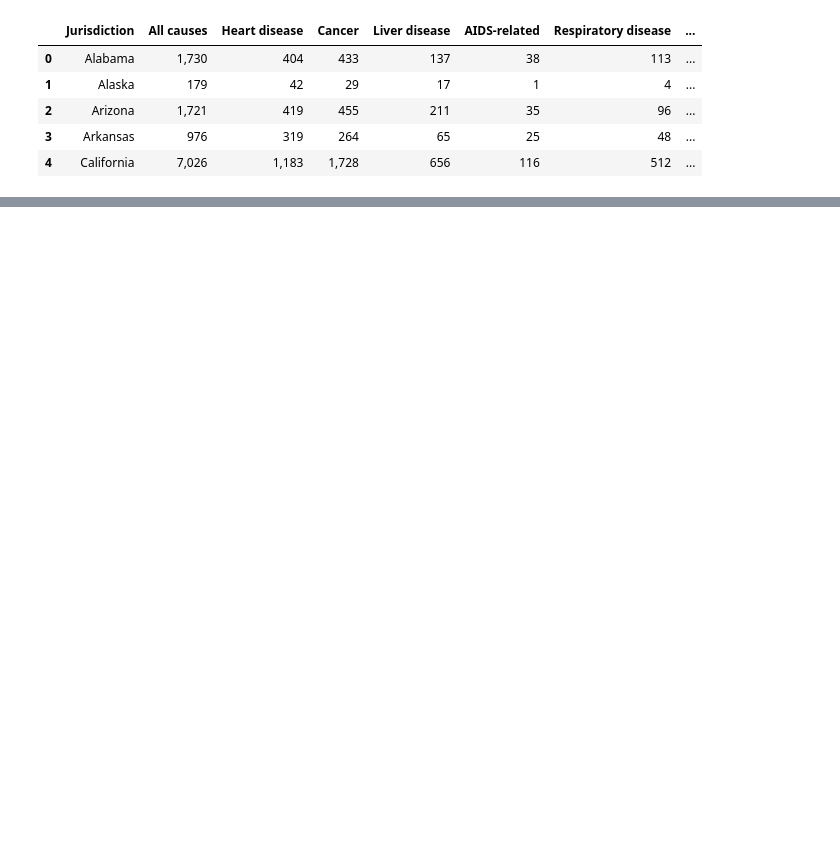
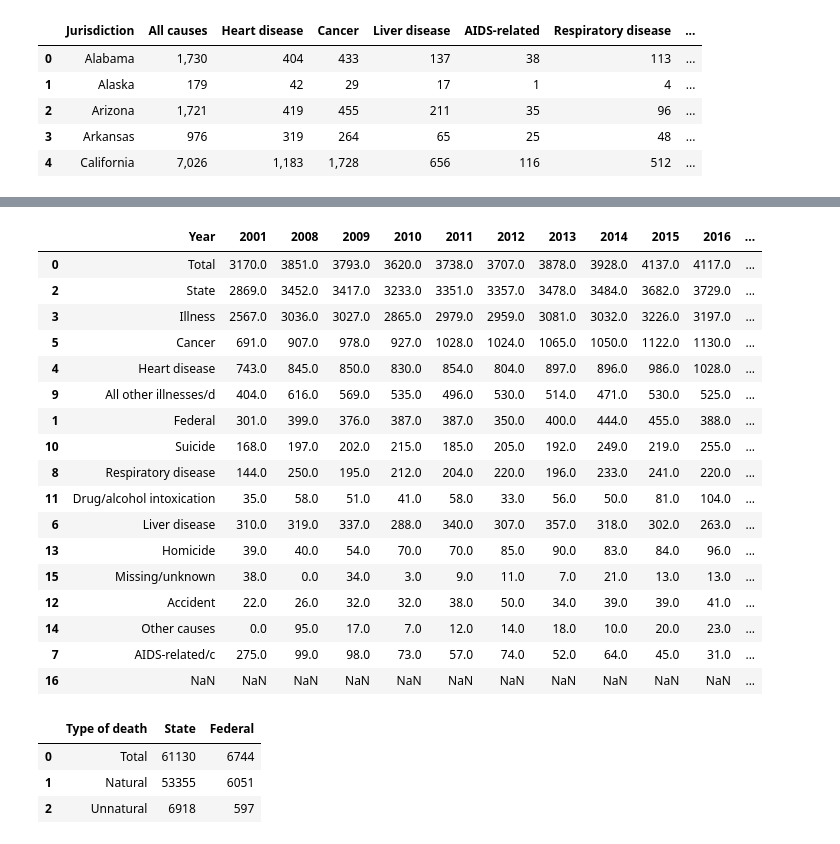
Before and after one commit to wlstayner/Mortality_data, a Jupyter notebook: prison_death_data/prison_death_analysis.ipynb, the cells around one changed output, grey strips where cells are left out. Cells and saved outputs as stored; diff of their text form; code cells hidden in the pictures; blank space fills up the shorter version.

```diff
--- a/prison_death_data/prison_death_analysis.ipynb
+++ b/prison_death_data/prison_death_analysis.ipynb
@@ -392,0 +1172,2 @@ state_death_df.sort_values(by=["All causes"], ascending = True)
+# %%
+raw_state_fed_death_cause_df = pd.read_csv("raw_state_fed_cause_of_death.csv")
@@ -392,0 +1197,21 @@ state_death_df.sort_values(by=["All causes"], ascending = True)
+# %%
+raw_state_fed_death_cause_df.sort_values(by=["2018"], ascending = False)
+# %% [output]
+|  | Year | 2001 | 2008 | 2009 | 2010 | 2011 | 2012 | 2013 | 2014 | 2015 | 2016 | ... |
+| 0 | Total | 3170.0 | 3851.0 | 3793.0 | 3620.0 | 3738.0 | 3707.0 | 3878.0 | 3928.0 | 4137.0 | 4117.0 | ... |
+| 2 | State | 2869.0 | 3452.0 | 3417.0 | 3233.0 | 3351.0 | 3357.0 | 3478.0 | 3484.0 | 3682.0 | 3729.0 | ... |
+| 3 | Illness | 2567.0 | 3036.0 | 3027.0 | 2865.0 | 2979.0 | 2959.0 | 3081.0 | 3032.0 | 3226.0 | 3197.0 | ... |
+| 5 | Cancer | 691.0 | 907.0 | 978.0 | 927.0 | 1028.0 | 1024.0 | 1065.0 | 1050.0 | 1122.0 | 1130.0 | ... |
+| 4 | Heart disease | 743.0 | 845.0 | 850.0 | 830.0 | 854.0 | 804.0 | 897.0 | 896.0 | 986.0 | 1028.0 | ... |
+| 9 | All other illnesses/d | 404.0 | 616.0 | 569.0 | 535.0 | 496.0 | 530.0 | 514.0 | 471.0 | 530.0 | 525.0 | ... |
+| 1 | Federal | 301.0 | 399.0 | 376.0 | 387.0 | 387.0 | 350.0 | 400.0 | 444.0 | 455.0 | 388.0 | ... |
+| 10 | Suicide | 168.0 | 197.0 | 202.0 | 215.0 | 185.0 | 205.0 | 192.0 | 249.0 | 219.0 | 255.0 | ... |
+| 8 | Respiratory disease | 144.0 | 250.0 | 195.0 | 212.0 | 204.0 | 220.0 | 196.0 | 233.0 | 241.0 | 220.0 | ... |
+| 11 | Drug/alcohol intoxication | 35.0 | 58.0 | 51.0 | 41.0 | 58.0 | 33.0 | 56.0 | 50.0 | 81.0 | 104.0 | ... |
+| 6 | Liver disease | 310.0 | 319.0 | 337.0 | 288.0 | 340.0 | 307.0 | 357.0 | 318.0 | 302.0 | 263.0 | ... |
+| 13 | Homicide | 39.0 | 40.0 | 54.0 | 70.0 | 70.0 | 85.0 | 90.0 | 83.0 | 84.0 | 96.0 | ... |
+| 15 | Missing/unknown | 38.0 | 0.0 | 34.0 | 3.0 | 9.0 | 11.0 | 7.0 | 21.0 | 13.0 | 13.0 | ... |
+| 12 | Accident | 22.0 | 26.0 | 32.0 | 32.0 | 38.0 | 50.0 | 34.0 | 39.0 | 39.0 | 41.0 | ... |
+| 14 | Other causes | 0.0 | 95.0 | 17.0 | 7.0 | 12.0 | 14.0 | 18.0 | 10.0 | 20.0 | 23.0 | ... |
+| 7 | AIDS-related/c | 275.0 | 99.0 | 98.0 | 73.0 | 57.0 | 74.0 | 52.0 | 64.0 | 45.0 | 31.0 | ... |
+| 16 | NaN | NaN | NaN | NaN | NaN | NaN | NaN | NaN | NaN | NaN | NaN | ... |
@@ -392,0 +1220,7 @@ state_death_df.sort_values(by=["All causes"], ascending = True)
+# %%
+raw_total_deaths_df
+# %% [output]
+|  | Type of death | State | Federal |
+| 0 | Total | 61130 | 6744 |
+| 1 | Natural | 53355 | 6051 |
+| 2 | Unnatural | 6918 | 597 |
```
Also changed, not shown: parts of 96 cells of this notebook, 21 other files.
